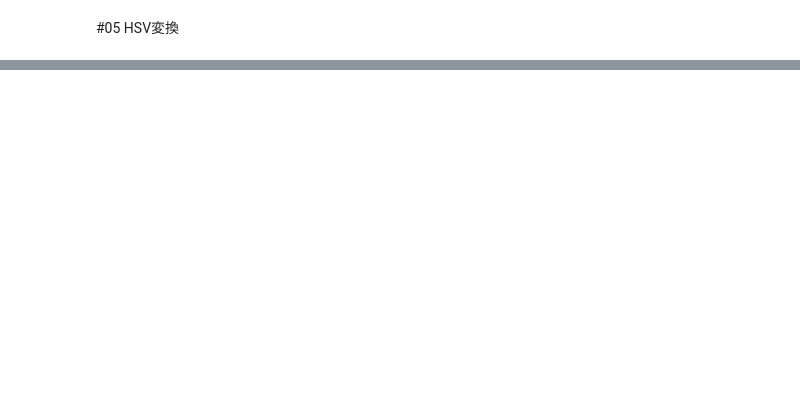
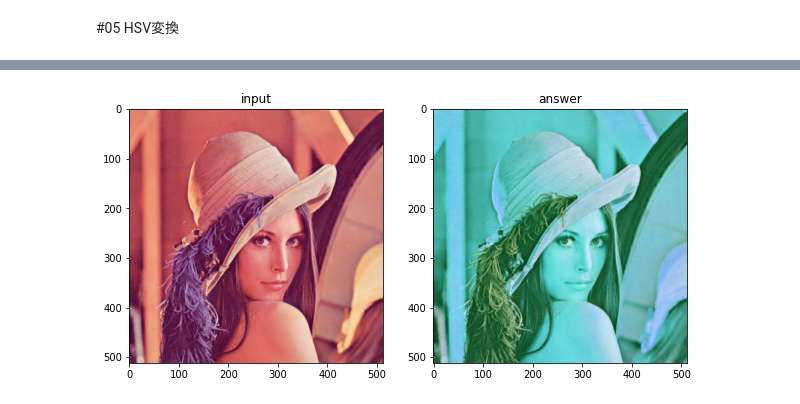
Before and after one commit to SJSY126/gasyori100, a Jupyter notebook: 01_10.ipynb, the cells around one changed output, grey strips where cells are left out. Drawn from its saved outputs; the diff is of its cells as text; code cells hidden in the pictures; blank space fills up the shorter version.

```diff
--- a/01_10.ipynb
+++ b/01_10.ipynb
@@ -191,0 +271,14 @@ thresh: 135
+# %%
+img_hsv = rgb2hsv(img_lena)
+img_hsv[..., 0] = (img_hsv[..., 0] + 180) % 360
+ans = hsv2rgb(img_hsv)
+plt.figure(figsize=(10, 5))
+plt.subplot(1, 2, 1)
+plt.title('input')
+plt.imshow(img_lena)
+plt.subplot(1, 2, 2)
+plt.title('answer')
+plt.imshow(ans)
+plt.show()
+# %% [output]
+[figure, added]
```
Also changed, not shown: parts of 8 cells of this notebook.
